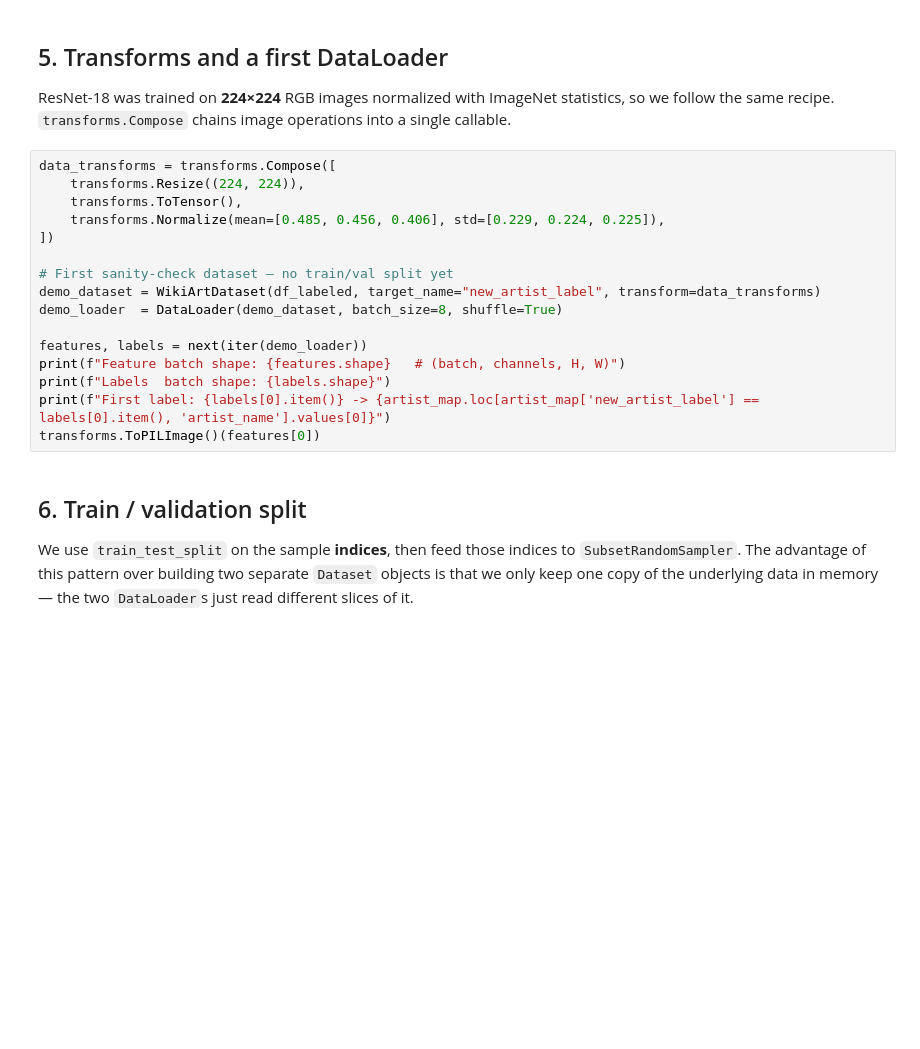
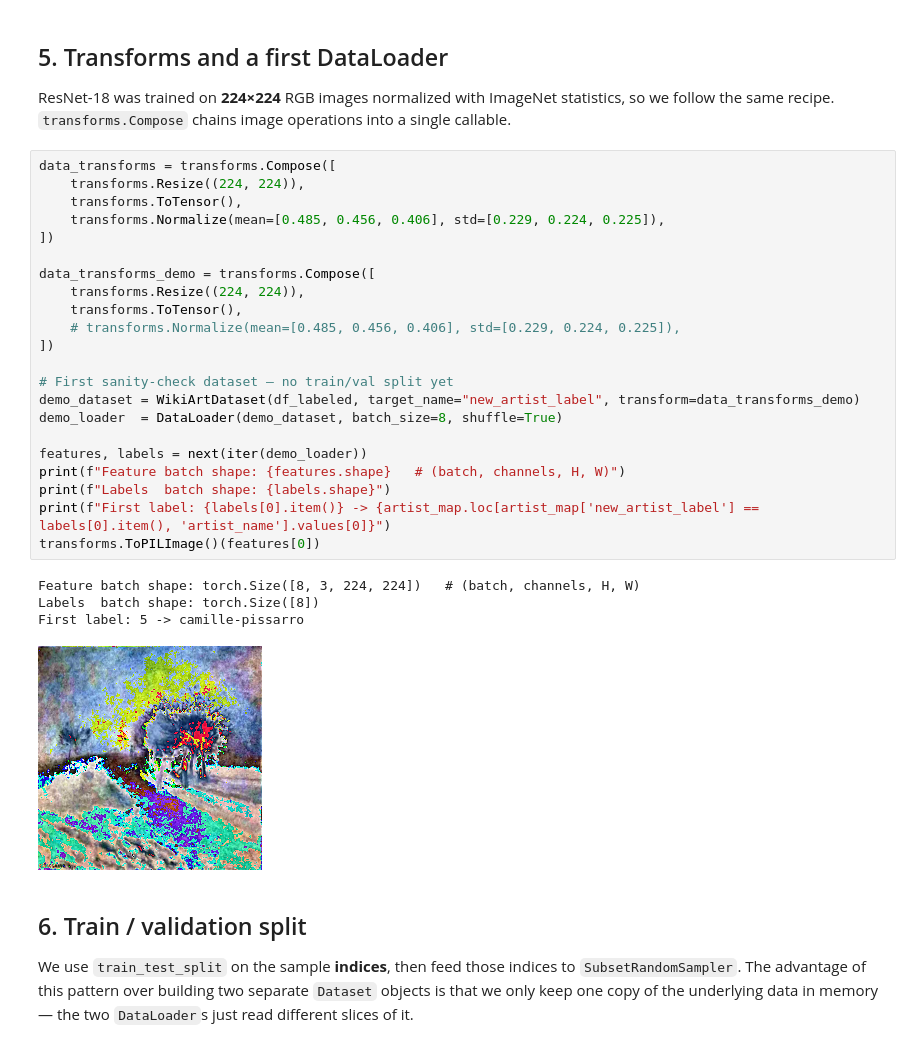
Before and after one commit to AdanMora/deep-learning-and-big-data-course, a Jupyter notebook: deep_learning/transfer_learning.ipynb, the cells around one changed output. Cells and saved outputs as stored; diff of their text form; blank space fills up the shorter version.

```diff
--- a/deep_learning/transfer_learning.ipynb
+++ b/deep_learning/transfer_learning.ipynb
@@ -210,19 +247,30 @@ ResNet-18 was trained on **224×224** RGB images normalized with ImageNet statis
 # %%
 data_transforms = transforms.Compose([
     transforms.Resize((224, 224)),
     transforms.ToTensor(),
     transforms.Normalize(mean=[0.485, 0.456, 0.406], std=[0.229, 0.224, 0.225]),
 ])
 
+data_transforms_demo = transforms.Compose([
+    transforms.Resize((224, 224)),
+    transforms.ToTensor(),
+    # transforms.Normalize(mean=[0.485, 0.456, 0.406], std=[0.229, 0.224, 0.225]),
+])
+
 # First sanity-check dataset — no train/val split yet
-demo_dataset = WikiArtDataset(df_labeled, target_name="new_artist_label", transform=data_transforms)
+demo_dataset = WikiArtDataset(df_labeled, target_name="new_artist_label", transform=data_transforms_demo)
 demo_loader  = DataLoader(demo_dataset, batch_size=8, shuffle=True)
 
 features, labels = next(iter(demo_loader))
 print(f"Feature batch shape: {features.shape}   # (batch, channels, H, W)")
 print(f"Labels  batch shape: {labels.shape}")
 print(f"First label: {labels[0].item()} -> {artist_map.loc[artist_map['new_artist_label'] == labels[0].item(), 'artist_name'].values[0]}")
 transforms.ToPILImage()(features[0])
+# %% [output]
+Feature batch shape: torch.Size([8, 3, 224, 224])   # (batch, channels, H, W)
+Labels  batch shape: torch.Size([8])
+First label: 5 -> camille-pissarro
+[figure, added]
 # %% [markdown]
 ## 6. Train / validation split
 
```
Also changed, not shown: parts of 14 cells of this notebook, 1 other file.
